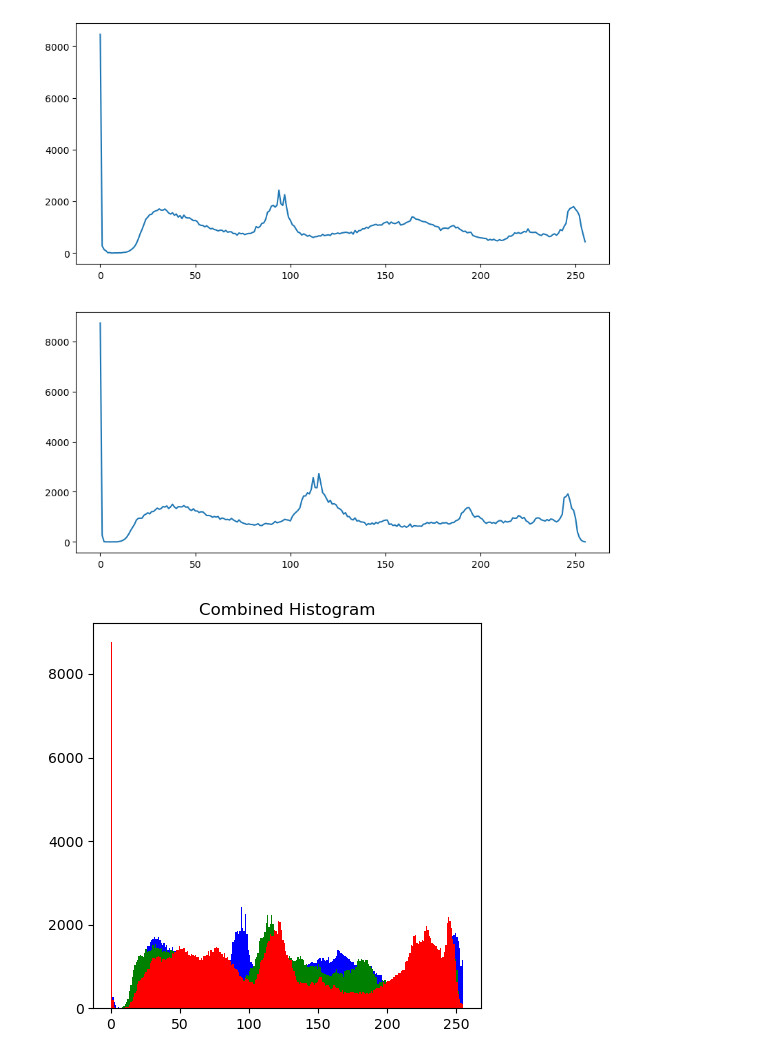
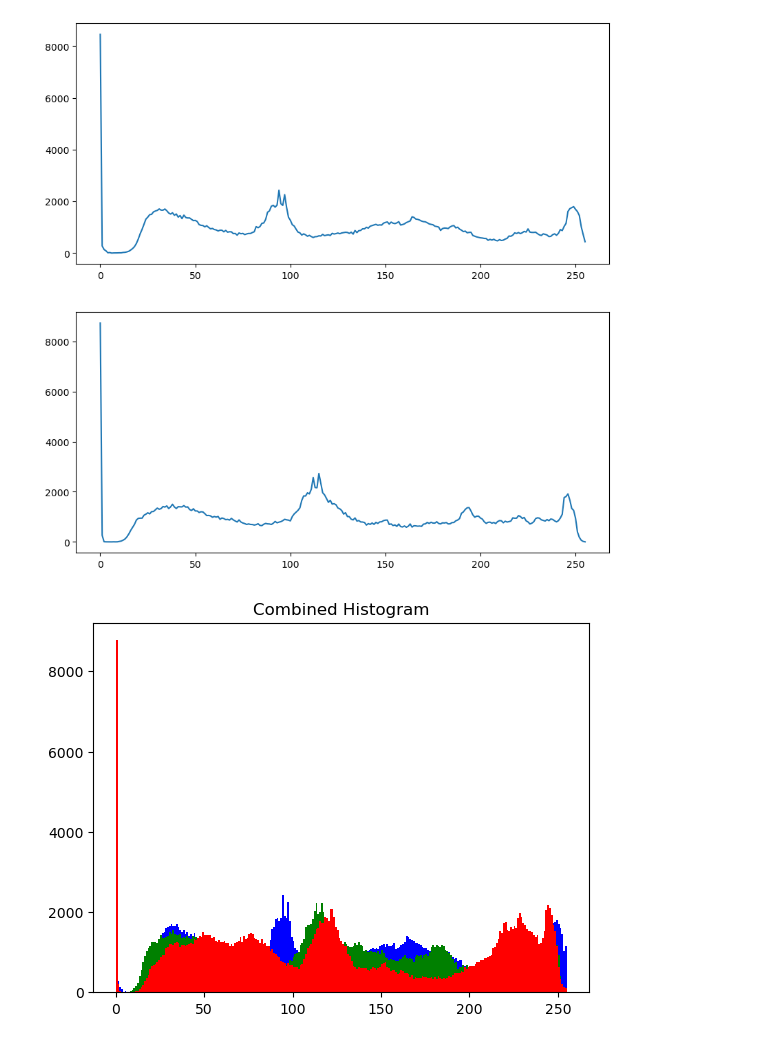
Before and after one commit to HafsaNoorMuhammad26/OpenCV, a Jupyter notebook: 37_Analyze an Image using Histogram.ipynb, the cells around one changed output. Saved outputs shown, nothing was run; the diff lists cells and outputs as text; code cells hidden in the pictures.

```diff
--- a/37_Analyze an Image using Histogram.ipynb
+++ b/37_Analyze an Image using Histogram.ipynb
@@ -84,34 +84,31 @@ hist_r = cv2.calcHist([r],[0],None,[256],[0,256])
 
 # plt.subplot(5, 1, 5)
 # plt.plot(hist_r, color='red')
 # plt.title("Red Channel Histogram")
 
 # plt.tight_layout()
 # plt.show()
 
 
 ## OR Combined Histogram
 
-# Plot histograms
-plt.figure(figsize=(5,5))
-
 # plt.hist(img.ravel(),255,(0,255))
 # plt.hist(gray.ravel(),255,(0,255))
 plt.hist(b.ravel(),255,(0,255),color="blue")
 plt.hist(g.ravel(),255,(0,255),color="green")
 plt.hist(r.ravel(),255,(0,255),color="red")
 
 plt.title("Combined Histogram")
 
 plt.show()
 
 # Show original and channel images
 cv2.imshow("Original Image", img)
 cv2.imshow("Gray Image", gray)
 cv2.imshow("Blue Image", b)
 cv2.imshow("Green Image", g)
 cv2.imshow("Red Image", r)
 cv2.waitKey(0)
 cv2.destroyAllWindows()
 # %% [output]
-[figure, old version]
+[figure, new version]
```
